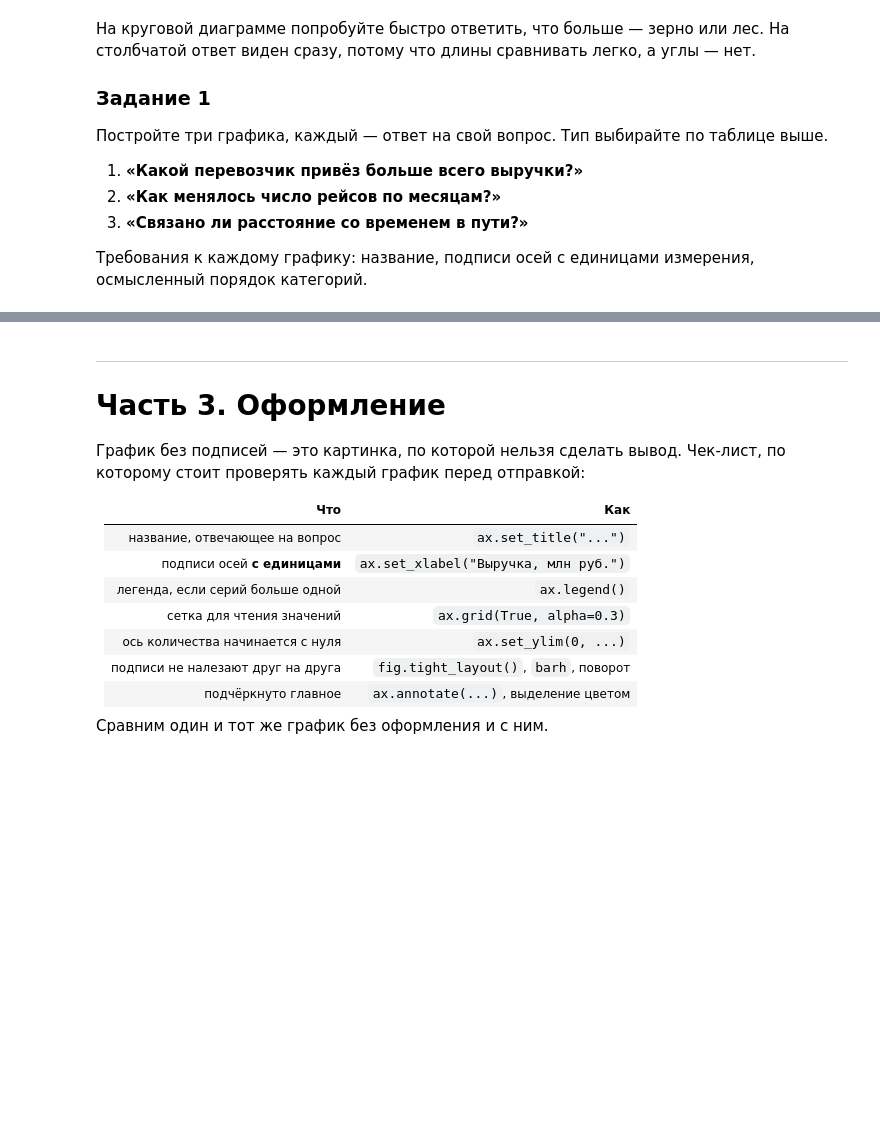
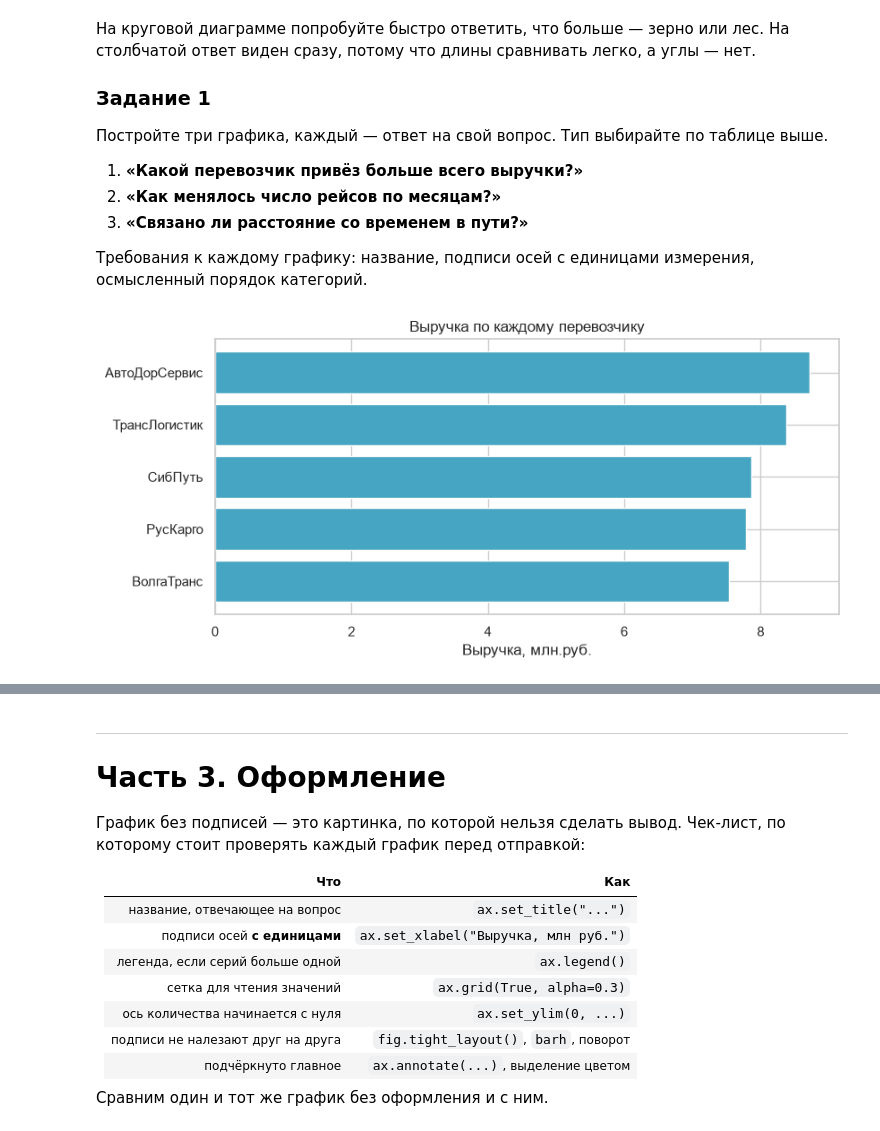
Before and after one commit to K0TOFEY/Laboratory_works_rut, a Jupyter notebook: S5_31.10.2026/LW2 (2).ipynb, the cells around one changed output, grey strips where cells are left out. Saved outputs shown, nothing was run; the diff lists cells and outputs as text; code cells hidden in the pictures; blank space fills up the shorter version.

```diff
--- a/S5_31.10.2026/LW2 (2).ipynb
+++ b/S5_31.10.2026/LW2 (2).ipynb
@@ -327,5 +346,11 @@ plt.show()
 # %%
 # 1) выручка по перевозчикам
 fig, ax = plt.subplots(figsize=(9, 4))
-...
+carrier = df.groupby('carrier')['cost_rub'].sum().sort_values()
+
+ax.barh(carrier.index, carrier.values / 1_000_000, color="#46A5C2")
+ax.set_xlabel('Выручка, млн.руб.')
+ax.set_title('Выручка по каждому перевозчику')
 plt.show()
+# %% [output]
+[figure, added]
```
Also changed, not shown: parts of 21 cells of this notebook.
